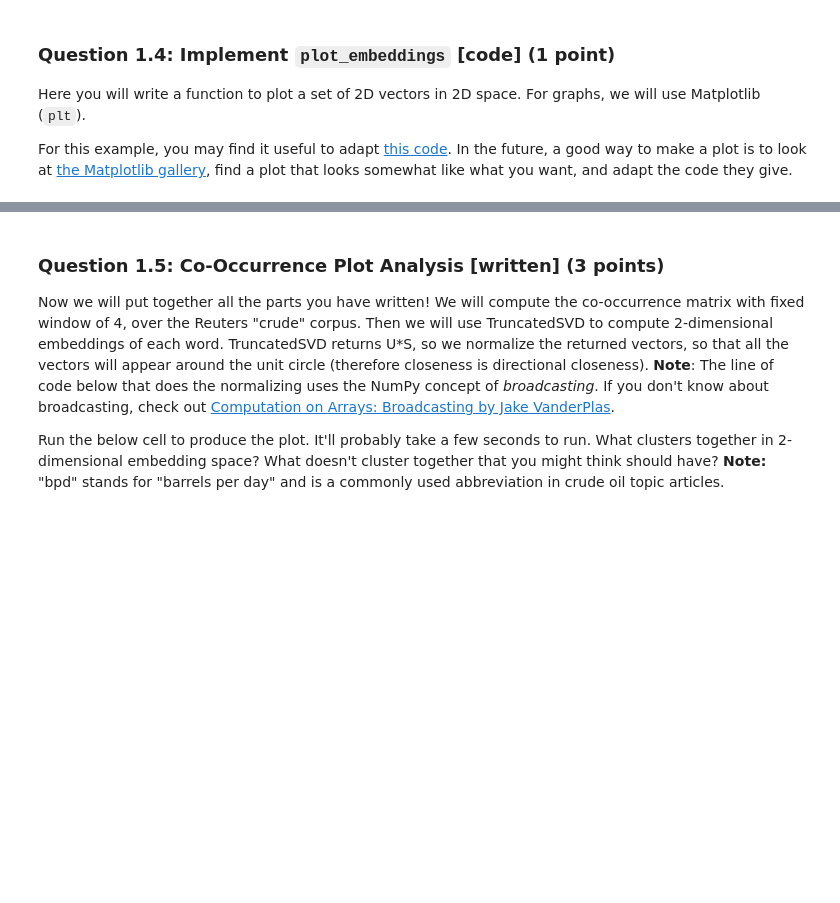
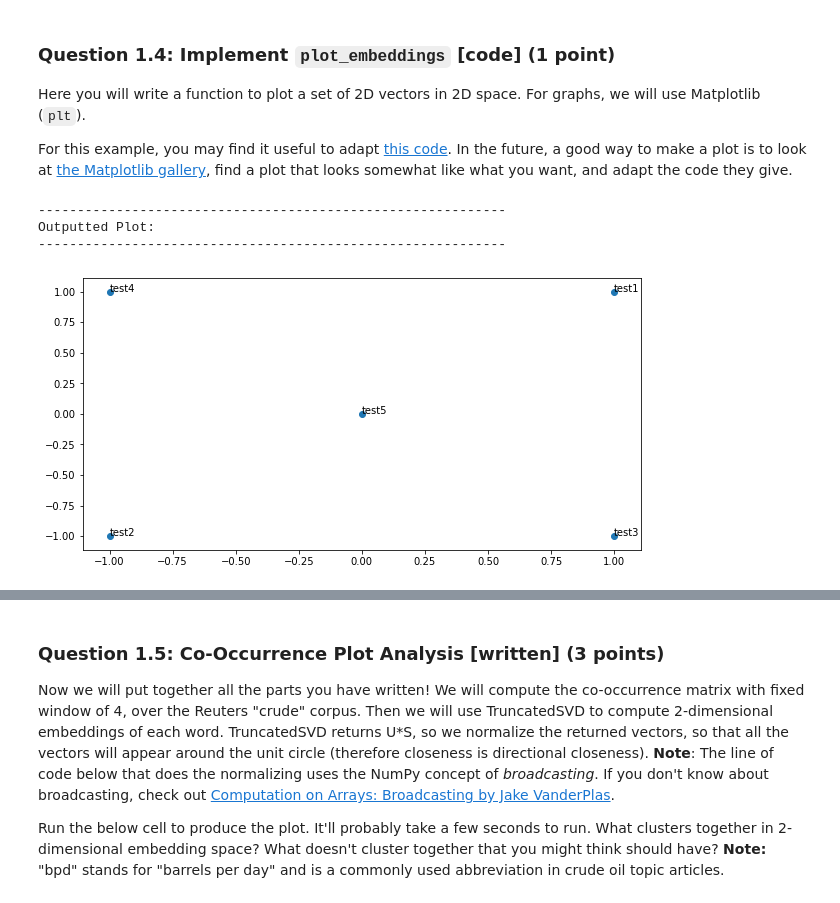
Before and after one commit to damiansp/NLP, a Jupyter notebook: manning/assignments/a1/exploring_word_vectors.ipynb, the cells around one changed output, grey strips where cells are left out. Saved outputs shown, nothing was run; the diff lists cells and outputs as text; code cells hidden in the pictures; blank space fills up the shorter version.

Commit message:
added embedding plot

```diff
--- a/manning/assignments/a1/exploring_word_vectors.ipynb
+++ b/manning/assignments/a1/exploring_word_vectors.ipynb
@@ -414,19 +422,27 @@ def plot_embeddings(M_reduced, word2Ind, words):
 # %%
 # ---------------------
 # Run this sanity check
 # Note that this not an exhaustive check for correctness.
-# The plot produced should look like the "test solution plot" depicted below.
+# The plot produced should look like the "test solution plot" depicted
+# below.
 # ---------------------
-
-print ("-" * 80)
+print ("-" * 60)
 print ("Outputted Plot:")
 
-M_reduced_plot_test = np.array([[1, 1], [-1, -1], [1, -1], [-1, 1], [0, 0]])
-word2Ind_plot_test = {'test1': 0, 'test2': 1, 'test3': 2, 'test4': 3, 'test5': 4}
+M_reduced_plot_test = np.array(
+    [[1, 1], [-1, -1], [1, -1], [-1, 1], [0, 0]])
+word2Ind_plot_test = {
+    'test1': 0, 'test2': 1, 'test3': 2, 'test4': 3, 'test5': 4}
 words = ['test1', 'test2', 'test3', 'test4', 'test5']
-plot_embeddings(M_reduced_plot_test, word2Ind_plot_test, words)
+plot_embeddings(
+    M_reduced_plot_test, word2Ind_plot_test, words, figsize=(10, 5))
 
-print ("-" * 80)
+print ("-" * 60)
+# %% [output]
+------------------------------------------------------------
+Outputted Plot:
+------------------------------------------------------------
+[figure, added]
 # %% [markdown]
 <font color=red>**Test Plot Solution**</font>
 <br>
```
Also changed, not shown: parts of 2 cells of this notebook.
